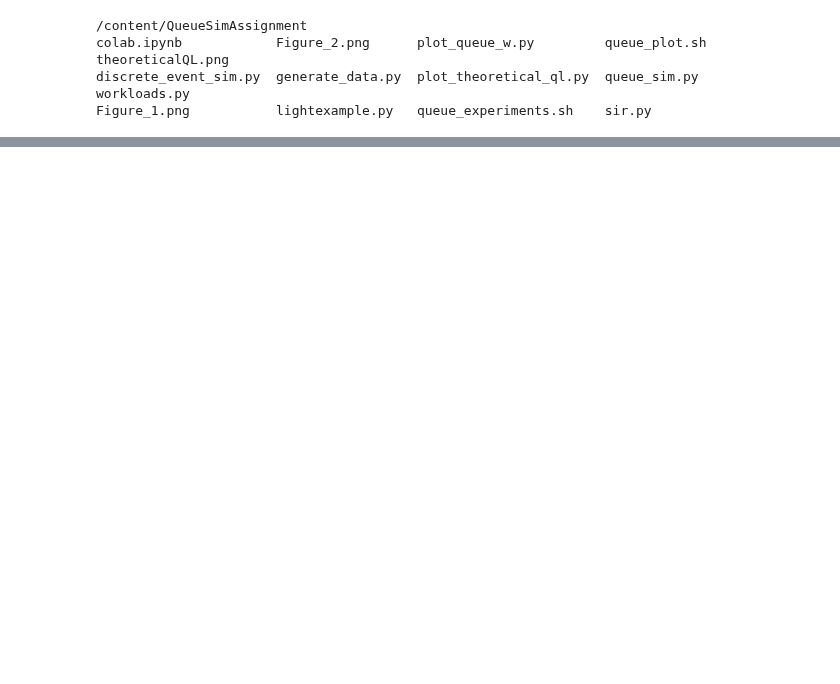
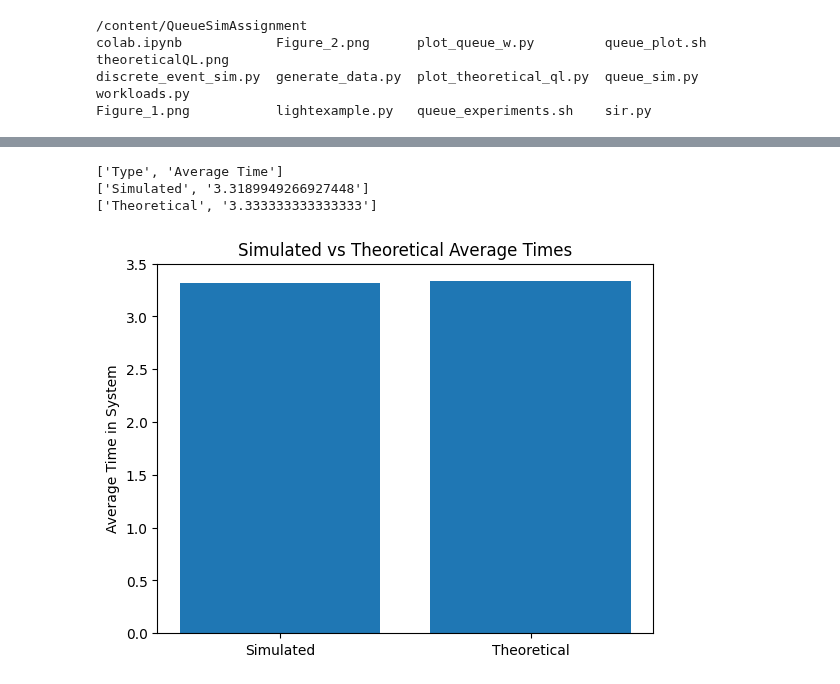
Before and after one commit to jalilrohi1/QueueSimAssignment, a Jupyter notebook: colab.ipynb, the cells around one changed output, grey strips where cells are left out. Drawn from its saved outputs; the diff is of its cells as text; code cells hidden in the pictures; blank space fills up the shorter version.

```diff
--- a/colab.ipynb
+++ b/colab.ipynb
@@ -20,0 +74,63 @@ Figure_1.png           lightexample.py   queue_experiments.sh    sir.py
+# %%
+import re
+import subprocess
+import matplotlib.pyplot as plt
+import csv
+
+# Run the command and capture the output
+process = subprocess.run(['python', 'queue_sim1.py', '--lambd', '0.7', '--mu', '1', '--n', '10', '--d', '1', '--max-t', '100_000'], capture_output=True, text=True)
+output = process.stdout
+
+# Extract relevant data using regular expressions (adjust patterns as needed)
+avg_time_match = re.search(r"Average time spent in the system: (\d+\.\d+)", output)
+theoretical_time_match = re.search(r"Theoretical expectation.*: (\d+\.\d+)", output)
+
+if avg_time_match and theoretical_time_match:
+    avg_time = float(avg_time_match.group(1))
+    theoretical_time = float(theoretical_time_match.group(1))
+
+    # Save results to CSV file
+    with open('simulation_results.csv', 'w', newline='') as csvfile:
+        writer = csv.writer(csvfile)
+        writer.writerow(['Type', 'Average Time'])
+        writer.writerow(['Simulated', avg_time])
+        writer.writerow(['Theoretical', theoretical_time])
+
+    # Print contents of CSV file
+    with open('simulation_results.csv', 'r') as csvfile:
+        reader = csv.reader(csvfile)
+        for row in reader:
+            print(row)
+else:
+    print("Could not extract data from the output.")
+# %% [output]
+['Type', 'Average Time']
+['Simulated', '3.3189949266927448']
+['Theoretical', '3.333333333333333']
+# %%
+# prompt: to plot the above from the csv
+
+import matplotlib.pyplot as plt
+import csv
+
+# Assuming 'simulation_results.csv' exists and has the data
+try:
+    with open('simulation_results.csv', 'r') as csvfile:
+        reader = csv.reader(csvfile)
+        next(reader)  # Skip header row
+        data = list(reader)
+
+    types = [row[0] for row in data]
+    avg_times = [float(row[1]) for row in data]
+
+    plt.bar(types, avg_times)
+    plt.ylabel('Average Time in System')
+    plt.title('Simulated vs Theoretical Average Times')
+    plt.show()
+
+except FileNotFoundError:
+    print("Error: 'simulation_results.csv' not found. Please run the simulation first.")
+except Exception as e:
+    print(f"An error occurred: {e}")
+# %% [output]
+[figure, added]
```
Also changed, not shown: parts of 4 cells of this notebook.
